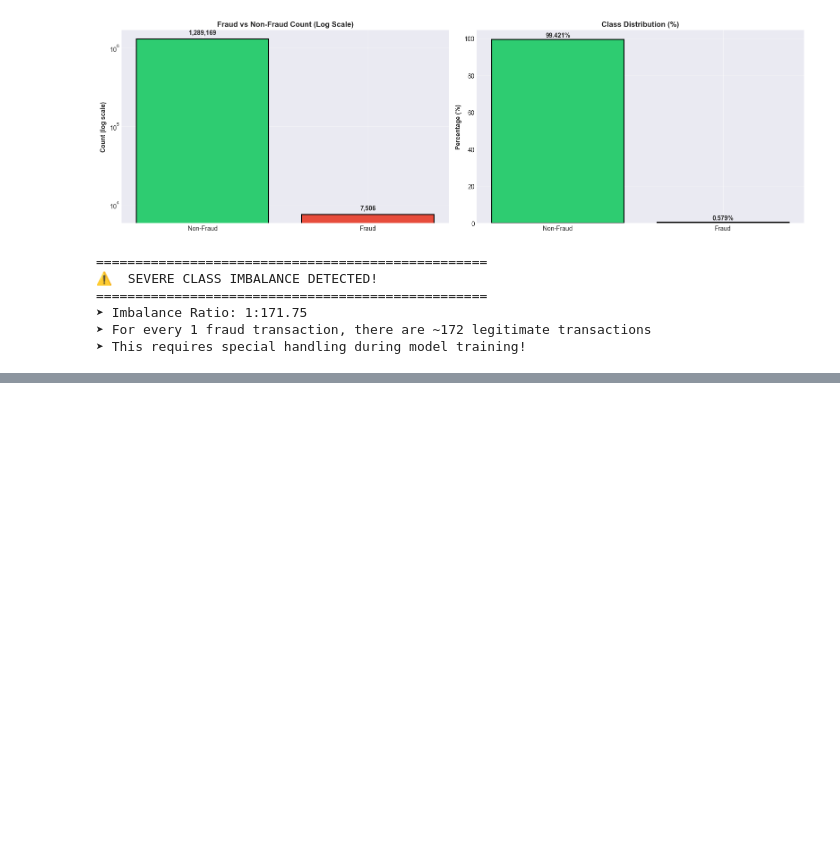
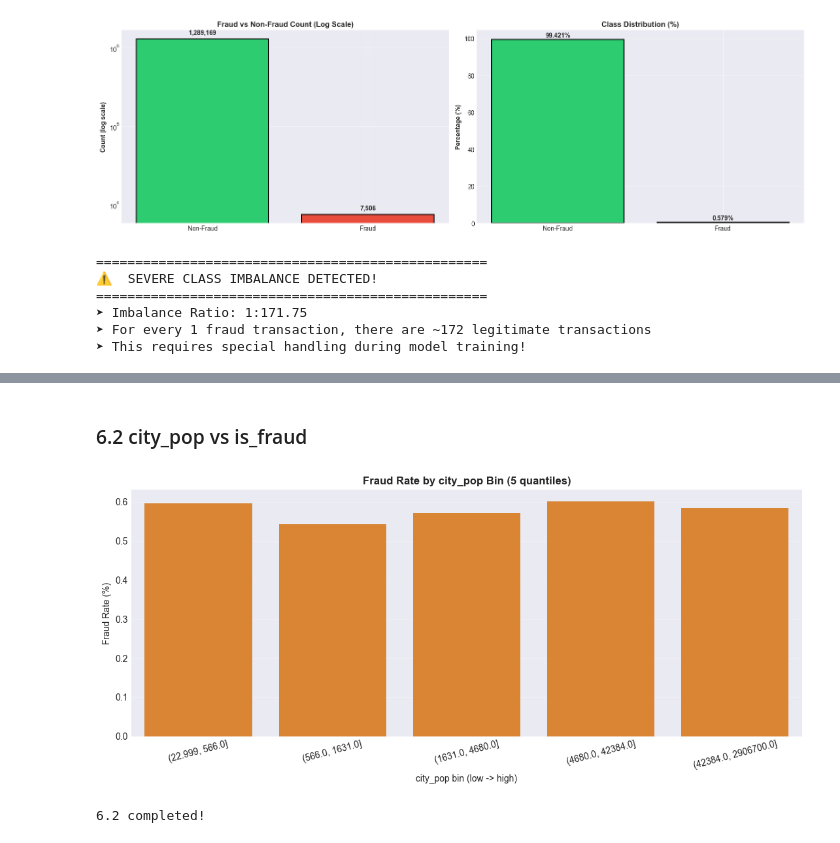
Before and after one commit to Dai-Nguyen1506/AI66A_group_1, a Jupyter notebook: notebooks/01_eda_exploration.ipynb, the cells around one changed output, grey strips where cells are left out. Drawn from its saved outputs; the diff is of its cells as text; code cells hidden in the pictures; blank space fills up the shorter version.

```diff
--- a/notebooks/01_eda_exploration.ipynb
+++ b/notebooks/01_eda_exploration.ipynb
@@ -270,0 +731,32 @@ Name: proportion, dtype: float64
+# %% [markdown]
+### 6.2 city_pop vs is_fraud
+# %%
+# Bin city_pop into quantiles, then compare fraud rate
+
+city_df = feature_df[['city_pop', 'is_fraud']].copy()
+city_df['city_pop'] = pd.to_numeric(city_df['city_pop'], errors='coerce')
+city_df = city_df.dropna(subset=['city_pop'])
+
+city_df['city_pop_bin'] = pd.qcut(city_df['city_pop'], q=5, duplicates='drop')
+city_plot = (
+    city_df.groupby('city_pop_bin', observed=True)['is_fraud']
+    .mean()
+    .mul(100)
+    .reset_index(name='fraud_rate_pct')
+)
+city_plot['bin_label'] = city_plot['city_pop_bin'].astype(str)
+
+plt.figure(figsize=(11, 5))
+sns.barplot(data=city_plot, x='bin_label', y='fraud_rate_pct', color='#f58518')
+plt.title('Fraud Rate by city_pop Bin (5 quantiles)', fontweight='bold')
+plt.xlabel('city_pop bin (low -> high)')
+plt.ylabel('Fraud Rate (%)')
+plt.xticks(rotation=15)
+plt.grid(axis='y', alpha=0.25)
+plt.tight_layout()
+plt.show()
+
+print('6.2 completed!')
+# %% [output]
+[figure, added]
+6.2 completed!
```
Also changed, not shown: parts of 23 cells of this notebook.
